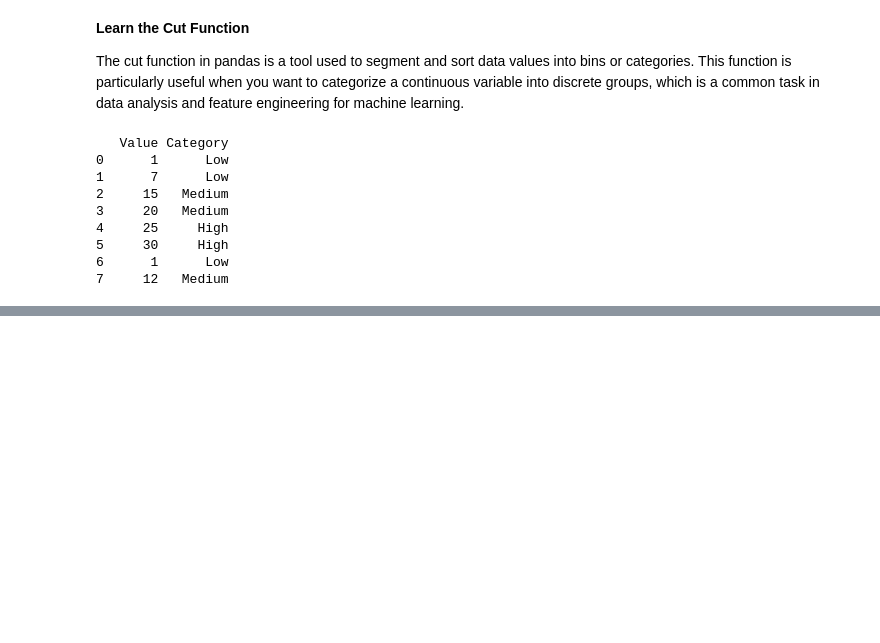
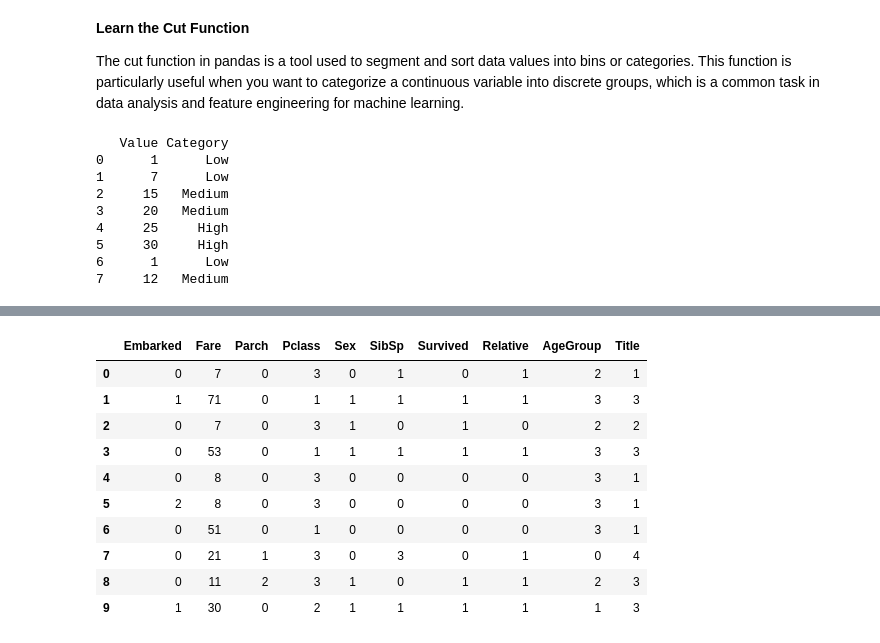
Before and after one commit to MinaGabriel/Titanic-Kafka, a Jupyter notebook: main.ipynb, the cells around one changed output, grey strips where cells are left out. Cells and saved outputs as stored; diff of their text form; code cells hidden in the pictures; blank space fills up the shorter version.

```diff
--- a/main.ipynb
+++ b/main.ipynb
@@ -260,0 +414,57 @@ print(df)
+# %%
+# convert sex to male --> 0 Female --> 1
+genders = {"male": 0, "female": 1}
+df['Sex'] = df['Sex'].map(genders)
+
+# convert relatives
+relatives = {"Relatives": 1, "No Relatives": 0}
+df['Relative'] = df['Relative'].map(relatives)
+
+# convert age group
+age_group = {"Children": 0, "Teen": 1, "Young Adult": 2, "Adult": 3, "Senior": 4}
+df['AgeGroup'] = df['AgeGroup'].map(age_group)
+
+# convert Embarked
+embarked = {"S":0, "C":1, "Q": 2 }
+df['Embarked'] = df['Embarked'].map(embarked)
+
+# convert fare to int
+df['Fare'] = df['Fare'].astype(int)
+
+# convert Title
+# 5 is not common today
+titles = {
+    "Mr": 1,
+    "Miss": 2,
+    "Mrs": 3,
+    "Master": 4,
+    "Don": 5, # Spanish for Sir
+    "Rev": 5, # Reverend Clergy
+    "Dr": 5,
+    "Mme": 3,  # Madame, equivalent to Mrs
+    "Ms": 2,   # Ms can be considered equivalent to Miss
+    "Major": 5,
+    "Lady": 5,
+    "Sir": 5,
+    "Mlle": 2, # Mademoiselle, equivalent to Miss
+    "Col": 5,
+    "Capt": 5,
+    "Countess": 5,
+    "Jonkheer": 5,
+    "Dona": 5   # Dona, equivalent to Lady or Countess
+}
+df['Title'] = df['Title'].map(titles)
+# %%
+df.head(10)
+# %% [output]
+|  | Embarked | Fare | Parch | Pclass | Sex | SibSp | Survived | Relative | AgeGroup | Title |
+| 0 | 0 | 7 | 0 | 3 | 0 | 1 | 0 | 1 | 2 | 1 |
+| 1 | 1 | 71 | 0 | 1 | 1 | 1 | 1 | 1 | 3 | 3 |
+| 2 | 0 | 7 | 0 | 3 | 1 | 0 | 1 | 0 | 2 | 2 |
+| 3 | 0 | 53 | 0 | 1 | 1 | 1 | 1 | 1 | 3 | 3 |
+| 4 | 0 | 8 | 0 | 3 | 0 | 0 | 0 | 0 | 3 | 1 |
+| 5 | 2 | 8 | 0 | 3 | 0 | 0 | 0 | 0 | 3 | 1 |
+| 6 | 0 | 51 | 0 | 1 | 0 | 0 | 0 | 0 | 3 | 1 |
+| 7 | 0 | 21 | 1 | 3 | 0 | 3 | 0 | 1 | 0 | 4 |
+| 8 | 0 | 11 | 2 | 3 | 1 | 0 | 1 | 1 | 2 | 3 |
+| 9 | 1 | 30 | 0 | 2 | 1 | 1 | 1 | 1 | 1 | 3 |
```
Also changed, not shown: parts of 27 cells of this notebook.
